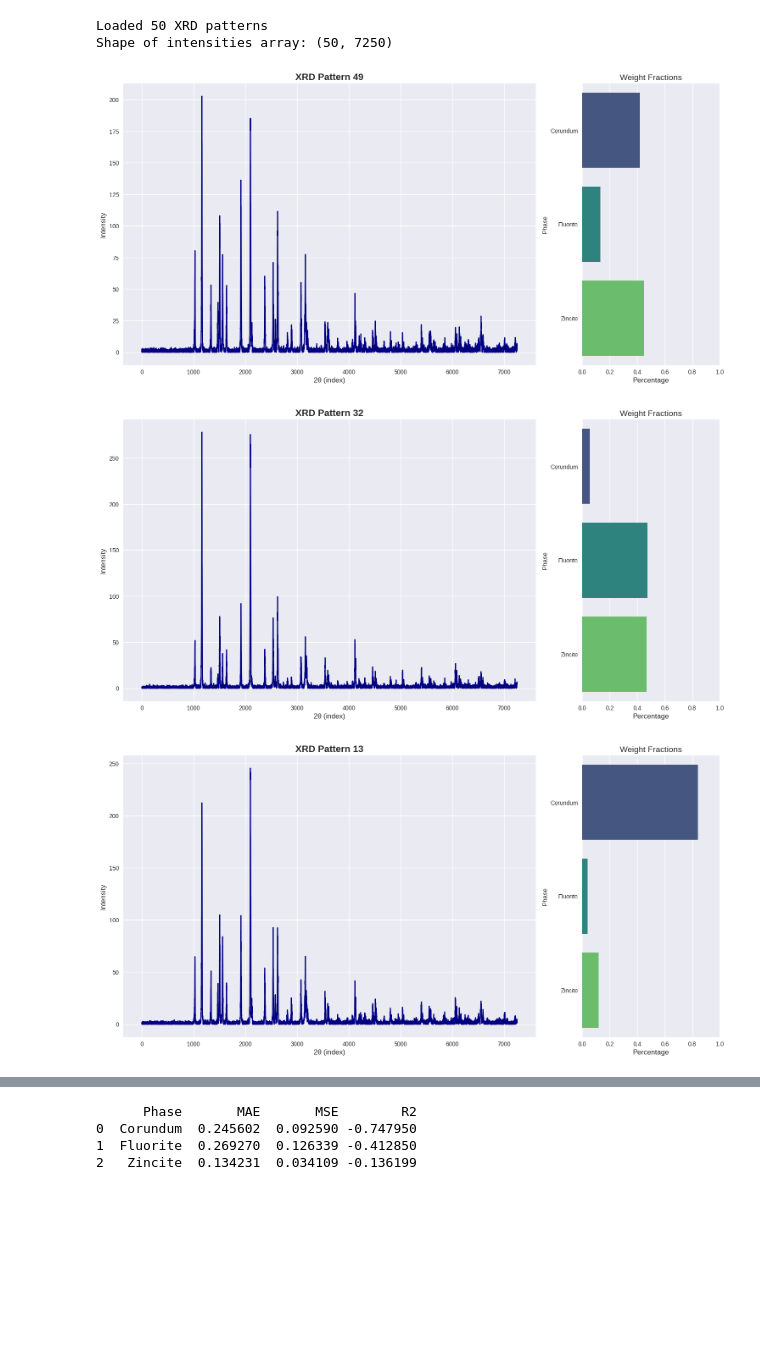
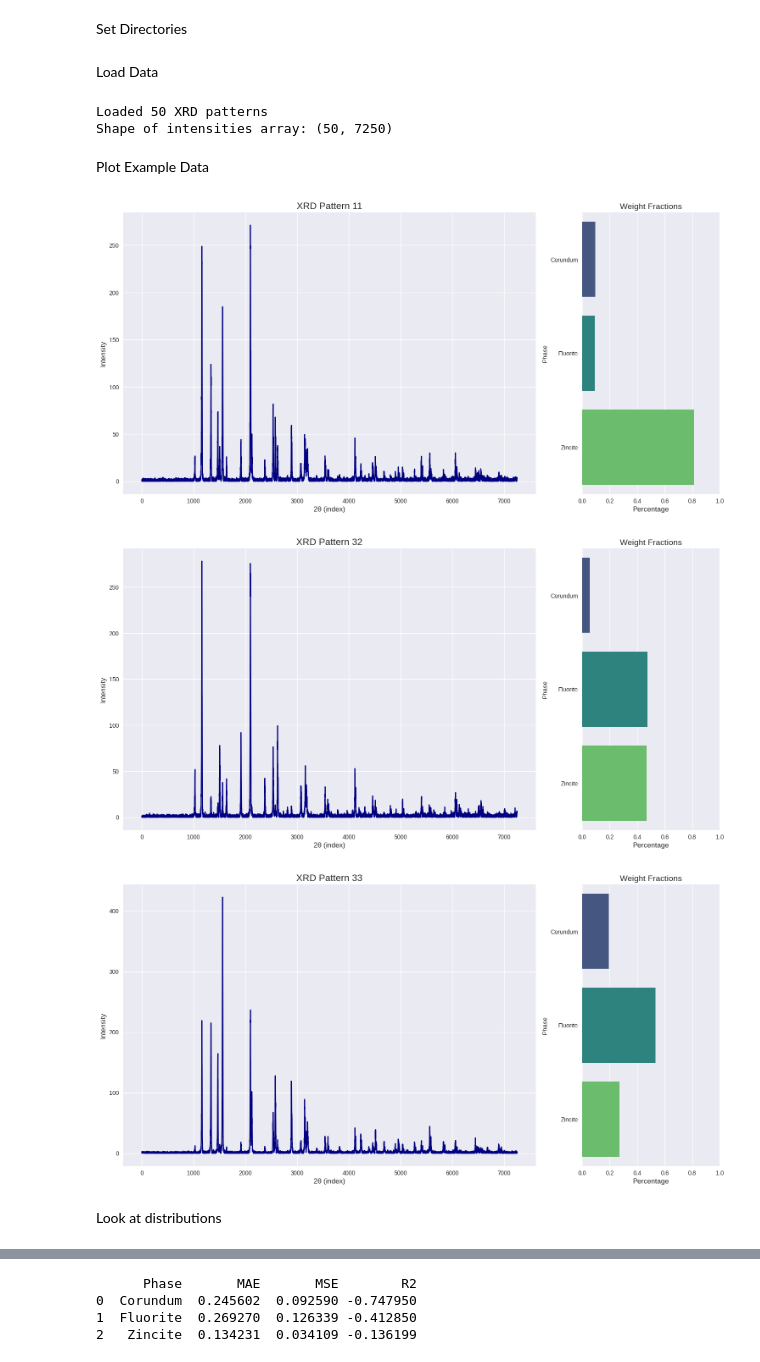
Before and after one commit to Machine-Intelligence-Characterisation/ML-for-phase-analysis, a Jupyter notebook: analysis/analysis.ipynb, the cells around one changed output, grey strips where cells are left out. Drawn from its saved outputs; the diff is of its cells as text; code cells hidden in the pictures; blank space fills up the shorter version.

```diff
--- a/analysis/analysis.ipynb
+++ b/analysis/analysis.ipynb
@@ -10,11 +15,15 @@ import json
 %matplotlib inline
 plt.style.use('seaborn-v0_8')
+# %% [markdown]
+Set Directories
 # %%
 # Set the working directory to the base of the repo if it isn't already
 os.chdir('/monfs01/projects/ys68/XRD_phase_analysis')
 
 # Replace with your actual data directory
 data_dir = "training_data/processed_data_test_1"
+# %% [markdown]
+Load Data
 # %%
 # Load intensities
 intensities = np.load(os.path.join(data_dir, 'intensities.npy'))
@@ -34,6 +43,8 @@ print(f"Shape of intensities array: {intensities.shape}")
 # %% [output]
 Loaded 50 XRD patterns
 Shape of intensities array: (50, 7250)
+# %% [markdown]
+Plot Example Data
 # %%
 # TODO: 2 theta to degrees instead of index
 # TODO: Add additional params?
@@ -53,38 +64,40 @@ def plot_xrd_pattern(intensity, index, weight_fractions, additional_params, titl
     ax_main.set_xlabel('2θ (index)', fontsize=12)
     ax_main.set_ylabel('Intensity', fontsize=12)
     if title:
-        ax_main.set_title(title, fontsize=16, fontweight='bold')
+        ax_main.set_title(title, fontsize=16)
 
     # Plot weight fractions as a horizontal bar chart
     ax_weight = fig.add_subplot(gs[0, 1])
 
     # Create a DataFrame with all phases, filling missing values with 0
     weight_df = pd.DataFrame({'Phase': all_phases,
                               'Percentage': [weight_fractions.loc[index, phase] if phase in weight_fractions.columns else 0
                                              for phase in all_phases]})
 
     # Sort by the global order of phases
     weight_df['Phase'] = pd.Categorical(weight_df['Phase'], categories=all_phases, ordered=True)
     weight_df = weight_df.sort_values('Phase')
 
     # Plot the bar chart
     sns.barplot(data=weight_df, x='Percentage', y='Phase', ax=ax_weight, hue='Phase', palette=color_palette, dodge=False, legend=False)
     ax_weight.set_title('Weight Fractions', fontsize=14)
     ax_weight.set_xlabel('Percentage', fontsize=12)
     ax_weight.set_xlim(0, 1)
 
     plt.tight_layout()
     plt.show()
 
 # Plot 3 random XRD patterns with phase information
 for i in range(3):
     random_index = np.random.randint(0, len(intensities))
     plot_xrd_pattern(intensities[random_index], random_index, weight_fractions, additional_params,
                      f"XRD Pattern {random_index}")
 # %% [output]
-[figure, old version]
+[figure, new version]
 [figure]
-[figure, old version]
+[figure, new version]
+# %% [markdown]
+Look at distributions
 # %%
 plt.figure(figsize=(12, 6))
 weight_fractions.boxplot()
```
Also changed, not shown: parts of 13 cells of this notebook, 4 other files.
